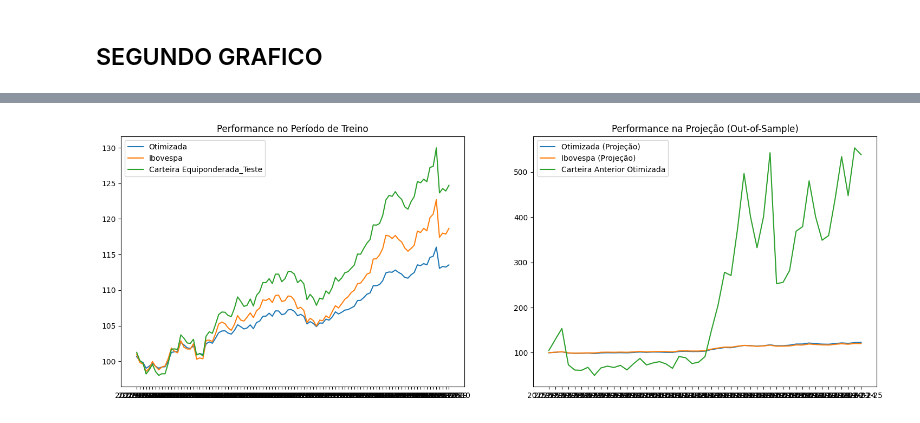
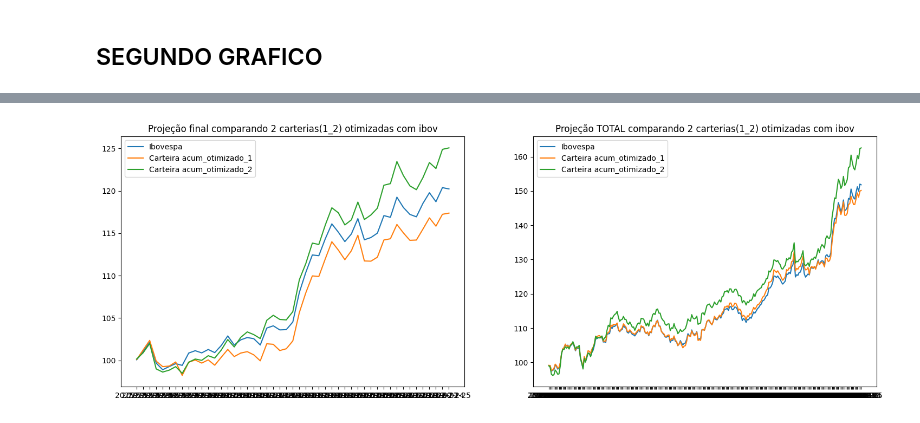
Before and after one commit to JoaoNogaroli/mestrado, a Jupyter notebook: modelo_otimizacao_robusta_duas_etapas_hierarquicas/app8_modelo_otimizacao_robusta_duas_etapas.ipynb, the cells around one changed output, grey strips where cells are left out. Saved outputs shown, nothing was run; the diff lists cells and outputs as text; code cells hidden in the pictures.

```diff
--- a/modelo_otimizacao_robusta_duas_etapas_hierarquicas/app8_modelo_otimizacao_robusta_duas_etapas.ipynb
+++ b/modelo_otimizacao_robusta_duas_etapas_hierarquicas/app8_modelo_otimizacao_robusta_duas_etapas.ipynb
@@ -299,8 +284,6 @@ RECV3.SA    0.032971      1.0
 ## CONSTRUÇÃO DA SEGUNDA ETAPA
 
 ### ----------------------------
-# %%
-retornos_ativo_segunda_etapa = retornos_ativo_segunda_etapa[df_final.index]
 # %%
 dicio_ativos_segunda_etapa = {}
 for t in range(len(retornos_ativo_segunda_etapa)):
@@ -327,7 +310,7 @@ model_2.A = pyo.RangeSet(0,len(retornos_ativo_segunda_etapa.columns)-1)
 model_2.T = pyo.RangeSet(0, len(retornos_ativo_segunda_etapa)-1)
 
 # PARAMETROS----------------------
-model_2.ATIVOS = pyo.Param(model_2.T,model.A, initialize=dicio_ativos_segunda_etapa)
+model_2.ATIVOS = pyo.Param(model_2.T,model_2.A, initialize=dicio_ativos_segunda_etapa)
 model_2.IBOV = pyo.Param(model_2.T, initialize=dicio_ibov_segunda_etapa)
 model_2.DELTA = pyo.Param(model_2.A, initialize = dicio_std_segunda_etapa)
     ##----------------- GAMA: Orçamento de Incerteza -> Defini quantos ativos podem variar ao mesmo tempo (Seguro geral)
@@ -354,8 +337,8 @@ def erro_neg(model_2, t):
 
 model_2.con_erro_post = pyo.Constraint(model_2.T, rule=erro_pos)
 model_2.con_erro_neg = pyo.Constraint(model_2.T, rule=erro_neg)
-# controle_peso_da_protecao = 0.1
-controle_peso_da_protecao = 1
+controle_peso_da_protecao = 0.1
+# controle_peso_da_protecao = 1
 
 # OBJETIVO----------------------
 def func_objetivo_1(model_2):
@@ -467,50 +455,13 @@ df_projecao_final
+# %%
+carteira_otimizada_1 = (df_projecao_final_ativo[df_final.index]*df_final['peso_ativo']).sum(axis=1)
+acum_otimizado_1 = (1+carteira_otimizada_1).cumprod()*100
+carteira_otimizada_2 = (df_projecao_final_ativo[df_final_2.index]*df_final_2['peso_ativo']).sum(axis=1)
+acum_otimizado_2 = (1+carteira_otimizada_2).cumprod()*100
+
+#ibov
+valor_ibov_1 = df_projecao_final_ibov
+acum_ibov_1 = (1+valor_ibov_1).cumprod()*100
 # %%
-lsita_grande_2 = []
-for numero in range(len(retornos_ativo_segunda_etapa.columns)):
-    peso_ativo = pyo.value(model_2.x[numero])
-    ativado = pyo.value(model_2.y[numero])
-    lista = [peso_ativo, ativado]
-    lsita_grande_2.append(lista)
-
-final_2 = pd.DataFrame(lsita_grande_2, columns=["peso_ativo","ativado"], index=retornos_ativo_segunda_etapa.columns)
-print(final_2[final_2['ativado']==1])
-print(df_final)
-df_final_2 = final_2[final_2['ativado']==1]
-# df_final.head()
-ativos_selecionados = df_final_2.index
-retornos_carteira= retornos_ativo_segunda_etapa[ativos_selecionados]
-
-retornos_carteira_projecao= df_projecao_final[ativos_selecionados]
-
-
-carteira_otimizada = (retornos_carteira*df_final['peso_ativo']).sum(axis=1)
-carteira_otimizada = 1 + carteira_otimizada
-#criar a carteira equiponderada, com pesos iguais
-
-carteira_anterior_otimizada = df_projecao_final[df_final.index].sum(axis=1)
-carteira_anterior_otimizada = 1 +carteira_anterior_otimizada
-
-carteira_equi = retornos_carteira.mean(axis=1)
-carteira_equi = 1 + carteira_equi
-# carteira_equi_projecao = retornos_carteira_projecao.mean(axis=1)
-# carteira_equi_projecao = 1 + carteira_equi_projecao
-
-
-# 3. Transformar em Retorno Acumulado (Base 100)
-acum_otimizado = (carteira_otimizada).cumprod() * 100
-# acum_equi = (carteira_equi).cumprod() * 100
-acum_anterior_otimizado = (carteira_anterior_otimizada).cumprod() * 100
-acum_ibov = (1 + retornos_ibov_segunda_etapa['IBOV']).cumprod() * 100
-
-# Use os pesos que você já encontrou no modelo
-carteira_projecao = (df_projecao_final[ativos_selecionados] * df_final_2["peso_ativo"]).sum(axis=1)
-acum_projecao = (1 + carteira_projecao).cumprod() * 100
-# acum_equi_projecao = (carteira_equi_projecao).cumprod() * 100
-
-print(acum_otimizado[-1])
-print(acum_equi[-1])
-print(acum_ibov[-1])
-print(acum_anterior_otimizado[-1])
 
 qnt_carteira = pyo.value(model_2.QUANTIDADE_ATIVOS)
 texto = f'Comparação de Performance: Index Tracking ({qnt_carteira} ativos)'
@@ -518,20 +469,36 @@ texto = f'Comparação de Performance: Index Tracking ({qnt_carteira} ativos)'
 plt.figure(figsize=(18, 6))
 
 
+#Qual graficos eu quero?
+# quero comparar o resultado da otimização_2 com a 1 e o ibov
+acum_ibov = df_projecao_final_ibov
+
+
 # Gráfico 1: Período de Treino
 plt.subplot(1, 2, 1)
-plt.plot(acum_otimizado, label="Otimizada")
-plt.plot(acum_ibov, label="Ibovespa")
-plt.plot(acum_equi, label="Carteira Equiponderada_Teste")
-plt.title("Performance no Período de Treino")
+plt.plot(acum_ibov_1, label="Ibovespa")
+plt.plot(acum_otimizado_1, label="Carteira acum_otimizado_1")
+plt.plot(acum_otimizado_2, label="Carteira acum_otimizado_2")
+plt.title("Projeção final comparando 2 carterias(1_2) otimizadas com ibov")
 plt.legend()
 
-# Gráfico 2: Período de Projeção (Out-of-Sample)
+
+# ---------- GRAFICO 2
+
+final_carteira_1 = (df_ativos[df_final.index]*df_final['peso_ativo']).sum(axis=1)
+acumulado_final_carteira_1 = (1+final_carteira_1).cumprod()*100
+
+final_carteira_2 = (df_ativos[df_final_2.index]*df_final_2['peso_ativo']).sum(axis=1)
+acumulado_final_carteira_2 = (1+final_carteira_2).cumprod()*100
+
+final_ibov_2 = df_ibov['IBOV']
+acumulado_ibov_2 = (1+final_ibov_2).cumprod()*100
+
 plt.subplot(1, 2, 2)
-plt.plot(acum_projecao, label="Otimizada (Projeção)")
-plt.plot((1 + df_projecao_final_ibov["IBOV"]).cumprod() * 100, label="Ibovespa (Projeção)")
-plt.plot(acum_anterior_otimizado, label="Carteira Anterior Otimizada")
-plt.title("Performance na Projeção (Out-of-Sample)")
+plt.plot(acumulado_ibov_2, label="Ibovespa")
+plt.plot(acumulado_final_carteira_1, label="Carteira acum_otimizado_1")
+plt.plot(acumulado_final_carteira_2, label="Carteira acum_otimizado_2")
+plt.title("Projeção TOTAL comparando 2 carterias(1_2) otimizadas com ibov")
 plt.legend()
 
 plt.show()
@@ -556 +506 @@ DIRR3.SA    0.039570      1.0
-[figure, old version]
+[figure, new version]
```
Also changed, not shown: parts of 7 cells of this notebook.
